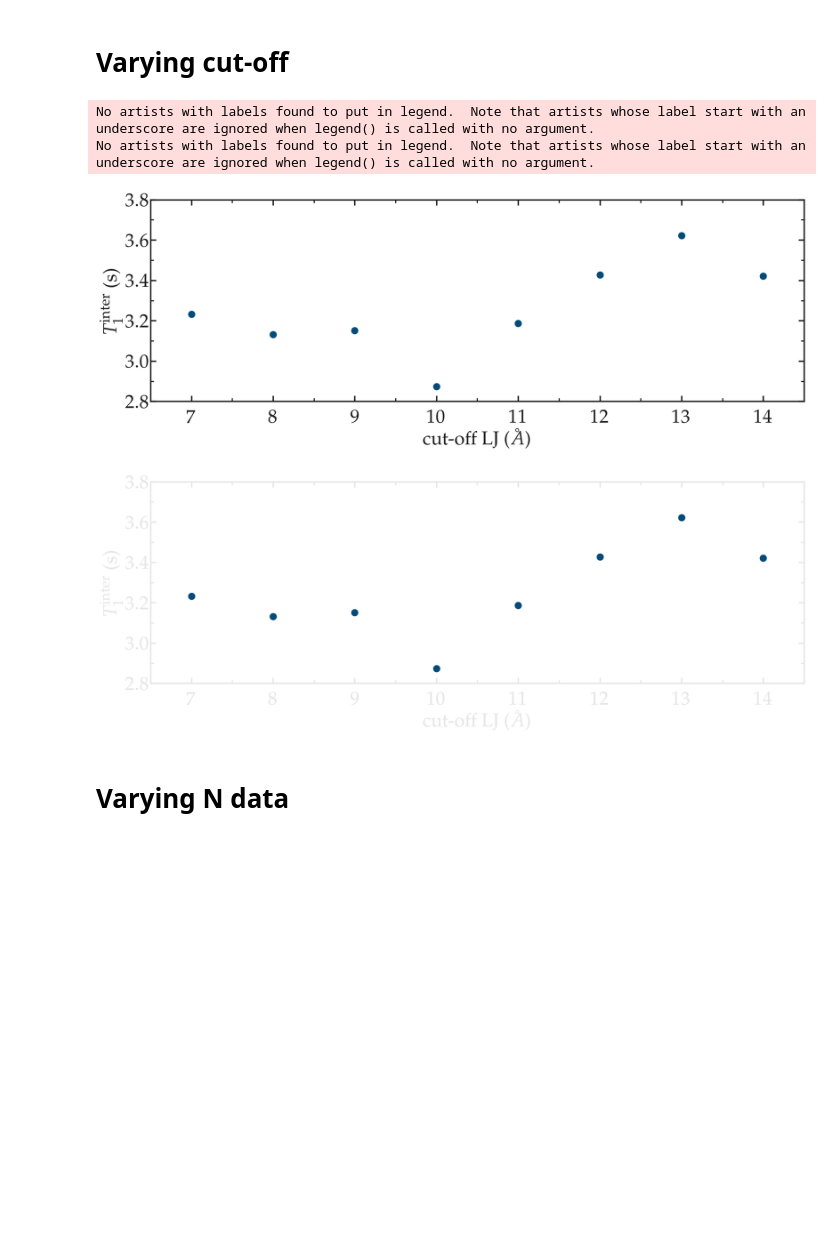
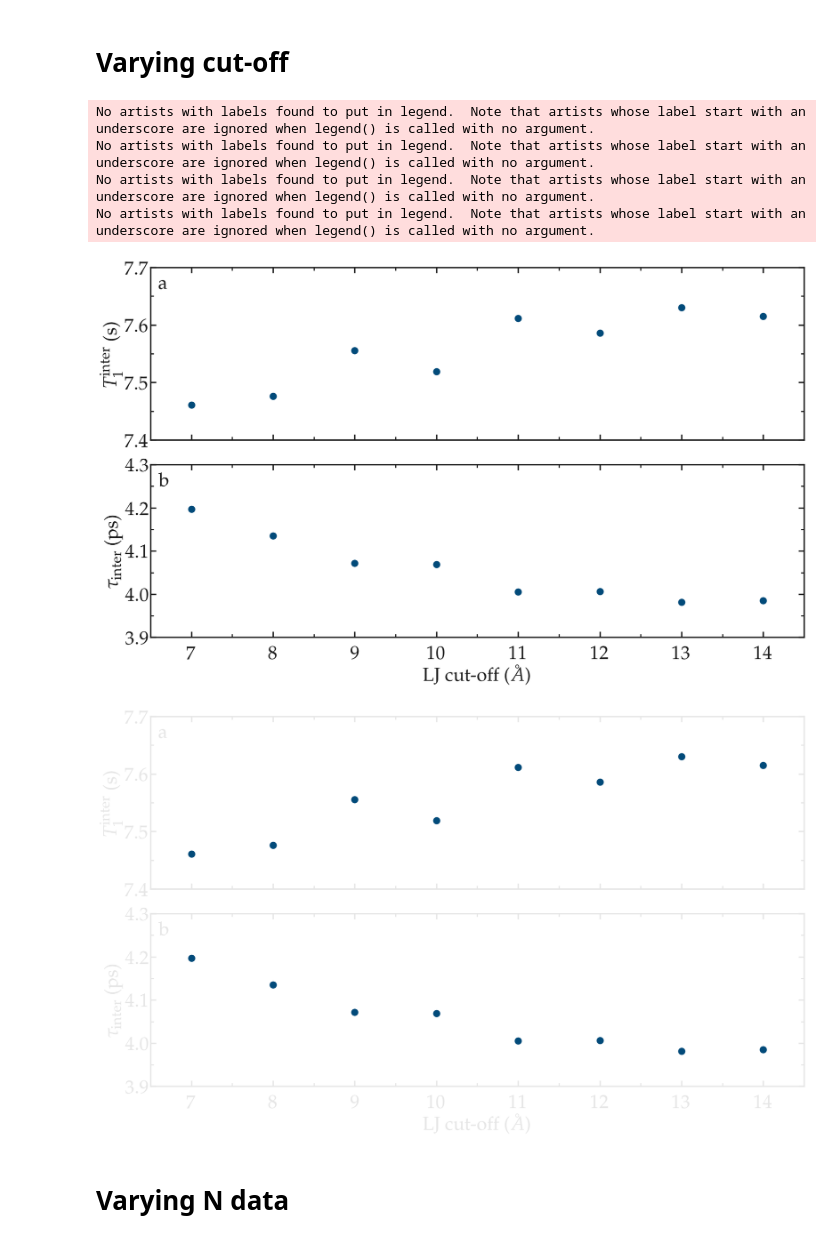
Before and after one commit to simongravelle/nmrformd, a Jupyter notebook: examples/illustrations/bulk-water.ipynb, the cells around one changed output. Saved outputs shown, nothing was run; the diff lists cells and outputs as text; code cells hidden in the pictures; blank space fills up the shorter version.

```diff
--- a/examples/illustrations/bulk-water.ipynb
+++ b/examples/illustrations/bulk-water.ipynb
@@ -149,49 +149,66 @@ all_co = []
 R1_intra_vs_co = []
 R2_intra_vs_co = []
 gij_intra_vs_co = []
+tau_intra_vs_co = []
 f_vs_co = []
 t_vs_co = []
 R1_inter_vs_co = []
 R2_inter_vs_co = []
 gij_inter_vs_co = []
+tau_inter_vs_co = []
 for cutoff in ["7", "8", "9", "10", "11", "12", "13", "14"]:
     if np.int32(cutoff) < 14:
         t, f, gij, R1, R2 = read_dic("bulk-water-tip4p-vs-cutoff/raw_data/N4000_intra_cutoff"+cutoff+".npy")
         t_vs_T, f_vs_co, gij_intra_vs_co, R1_intra_vs_co, R2_intra_vs_co = append_data(t, f, gij, R1, R2, t_vs_co, f_vs_co, gij_intra_vs_co, R1_intra_vs_co, R2_intra_vs_co)
+        tau_intra_vs_co.append(np.trapz(gij_intra_vs_co[-1], t) / gij_intra_vs_co[-1][0])
         t, f, gij, R1, R2 = read_dic("bulk-water-tip4p-vs-cutoff/raw_data/N4000_inter_cutoff"+cutoff+".npy")
         t_vs_co, f_vs_co, gij_inter_vs_co, R1_inter_vs_co, R2_inter_vs_co = append_data(t, f, gij, R1, R2, [], [], gij_inter_vs_co, R1_inter_vs_co, R2_inter_vs_co)
+        tau_inter_vs_co.append(np.trapz(gij_inter_vs_co[-1], t) / gij_inter_vs_co[-1][0])
     else:
         t, f, gij, R1, R2 = read_dic("bulk-water-tip4p-vs-temperature/raw_data/N4000_intra_T300K.npy")
         t_vs_T, f_vs_co, gij_intra_vs_co, R1_intra_vs_co, R2_intra_vs_co = append_data(t, f, gij, R1, R2, t_vs_co, f_vs_co, gij_intra_vs_co, R1_intra_vs_co, R2_intra_vs_co)
+        tau_intra_vs_co.append(np.trapz(gij_intra_vs_co[-1], t) / gij_intra_vs_co[-1][0])
         t, f, gij, R1, R2 = read_dic("bulk-water-tip4p-vs-temperature/raw_data/N4000_inter_T300K.npy")
         t_vs_co, f_vs_co, gij_inter_vs_co, R1_inter_vs_co, R2_inter_vs_co = append_data(t, f, gij, R1, R2, [], [], gij_inter_vs_co, R1_inter_vs_co, R2_inter_vs_co)
+        tau_inter_vs_co.append(np.trapz(gij_inter_vs_co[-1], t) / gij_inter_vs_co[-1][0])
     all_co.append(np.int32(cutoff))
 all_co = np.array(all_co)
 R10_inter_vs_co = extract_R0(R1_inter_vs_co)
 R20_inter_vs_co = extract_R0(R2_inter_vs_co)
 R10_intra_vs_co = extract_R0(R1_intra_vs_co)
 R20_intra_vs_co = extract_R0(R2_intra_vs_co)
+tau_intra_vs_co = np.array(tau_intra_vs_co)
+tau_inter_vs_co = np.array(tau_inter_vs_co)
 # %%
 filename = "effect_cutoff"
 for mode, mygray in zip(['light', 'dark'], [colors["mylightgray"], colors["mydarkgray"]]):
-    fig = plt.figure(figsize=(18,12))
+    fig = plt.figure(figsize=(18,11))
     ax, n, l_tot, c_tot = [], 0, 2, 1
     n += 1
     ax.append(plt.subplot(l_tot, c_tot, n))
-    ax[-1].plot(all_co, 1/(R10_inter_vs_co+R10_intra_vs_co), "o", color=colors["mydarkblue"],
+    ax[-1].plot(all_co, 1/R10_inter_vs_co, "o", color=colors["mydarkblue"],
                 markersize = 12, linewidth=4) #, label=r'TIP4P$-\epsilon$')
-    complete_panel(ax[-1], r'cut-off LJ ($\AA$)', r'$T_1^\mathrm{inter}$ (s)',
+    complete_panel(ax[-1], None, r'$T_1^\mathrm{inter}$ (s)',
                    legend=True, axis_color=mygray, xpad=15)
-    set_boundaries(plt, x_boundaries=(6.5, 14.5), y_boundaries=(2.8, 3.8))
-
-    # x_ticks=np.arange(-1, 0.2, 0.2)
-    # add_subplotlabels(fig, ax, ["a", "b"], color=mygray)
+    set_boundaries(plt, x_boundaries=(6.5, 14.5), y_boundaries=(7.4, 7.7),
+                   y_ticks=np.arange(7.4, 7.71, 0.1))
+    n += 1
+    ax.append(plt.subplot(l_tot, c_tot, n))
+    ax[-1].plot(all_co, tau_inter_vs_co, "o", color=colors["mydarkblue"],
+                markersize = 12, linewidth=4) #, label=r'TIP4P$-\epsilon$')
+    complete_panel(ax[-1], r'LJ cut-off ($\AA$)', r'$\tau_\mathrm{inter}$ (ps)',
+                   legend=True, axis_color=mygray, xpad=15)
+    set_boundaries(plt, x_boundaries=(6.5, 14.5), y_boundaries=(3.9, 4.3),
+                   y_ticks=np.arange(3.9, 4.31, 0.1))
+    add_subplotlabels(fig, ax, ["a", "b"], color=mygray)
     save_figure(plt, fig, mode, git_path, path_figures, filename)
 # %% [output]
 No artists with labels found to put in legend.  Note that artists whose label start with an underscore are ignored when legend() is called with no argument.
 No artists with labels found to put in legend.  Note that artists whose label start with an underscore are ignored when legend() is called with no argument.
+No artists with labels found to put in legend.  Note that artists whose label start with an underscore are ignored when legend() is called with no argument.
+No artists with labels found to put in legend.  Note that artists whose label start with an underscore are ignored when legend() is called with no argument.
-[figure, old version]
+[figure, new version]
-[figure, old version]
+[figure, new version]
 # %% [markdown]
 # Varying N data
 # %%
```
Also changed, not shown: 27 other files.
